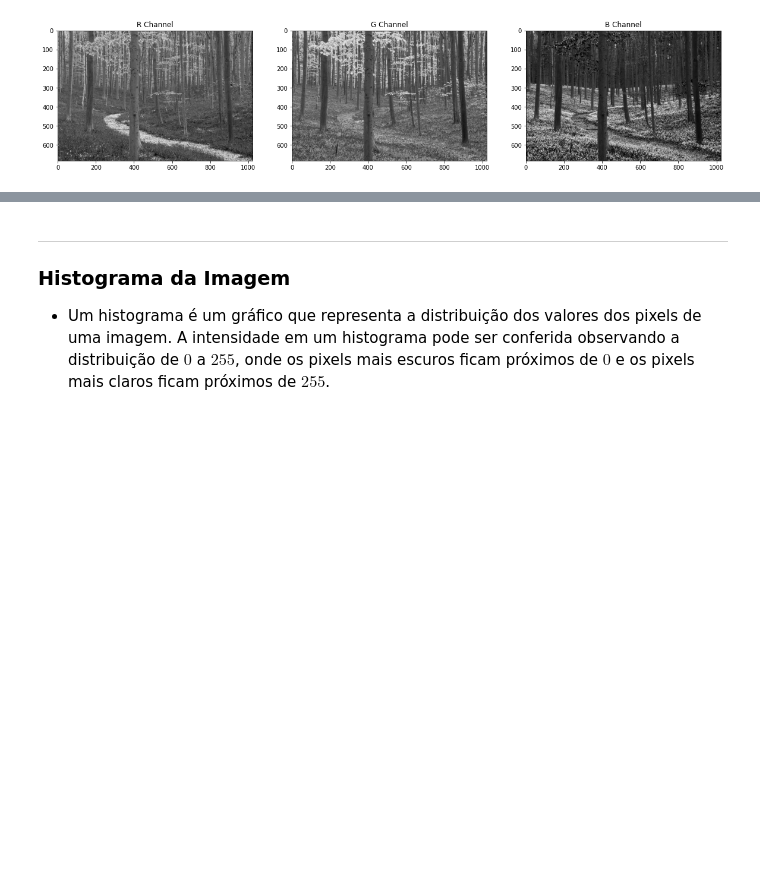
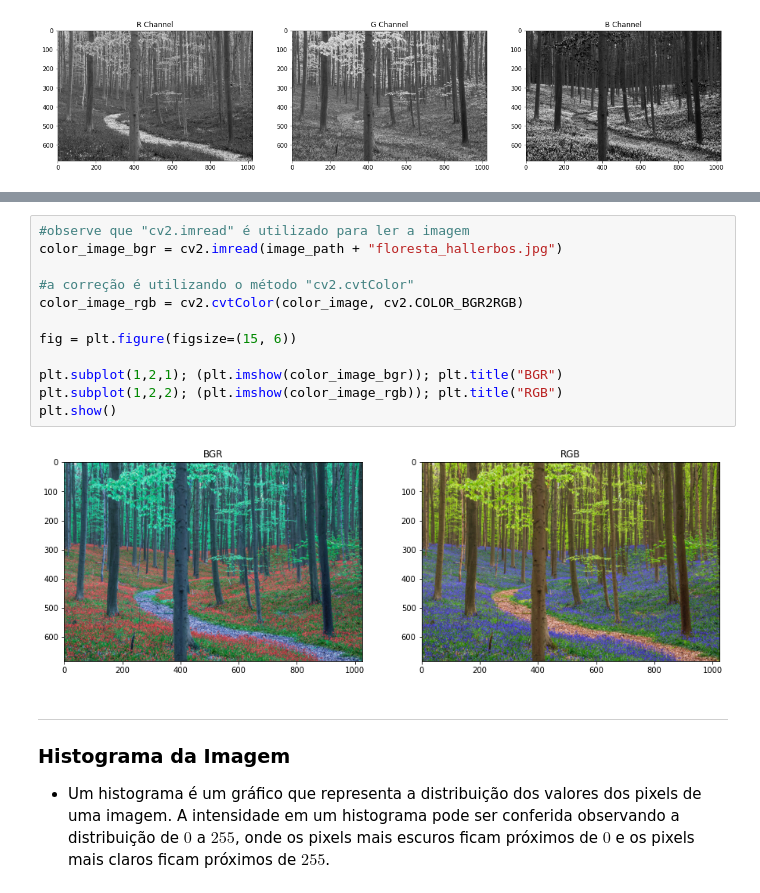
Before and after one commit to johnnycleiton07/digital-image-processing, a Jupyter notebook: color_and_pseudocolor.ipynb, the cells around one changed output, grey strips where cells are left out. Saved outputs shown, nothing was run; the diff lists cells and outputs as text; blank space fills up the shorter version.

```diff
--- a/color_and_pseudocolor.ipynb
+++ b/color_and_pseudocolor.ipynb
@@ -94,3 +109,17 @@ plt.show()
+# %%
+#observe que "cv2.imread" é utilizado para ler a imagem
+color_image_bgr = cv2.imread(image_path + "floresta_hallerbos.jpg")
+
+#a correção é utilizando o método "cv2.cvtColor"
+color_image_rgb = cv2.cvtColor(color_image, cv2.COLOR_BGR2RGB)
+
+fig = plt.figure(figsize=(15, 6))
+
+plt.subplot(1,2,1); (plt.imshow(color_image_bgr)); plt.title("BGR")
+plt.subplot(1,2,2); (plt.imshow(color_image_rgb)); plt.title("RGB")
+plt.show()
+# %% [output]
+[figure, added]
 # %% [markdown]
 
 
```
Also changed, not shown: parts of 11 cells of this notebook.
